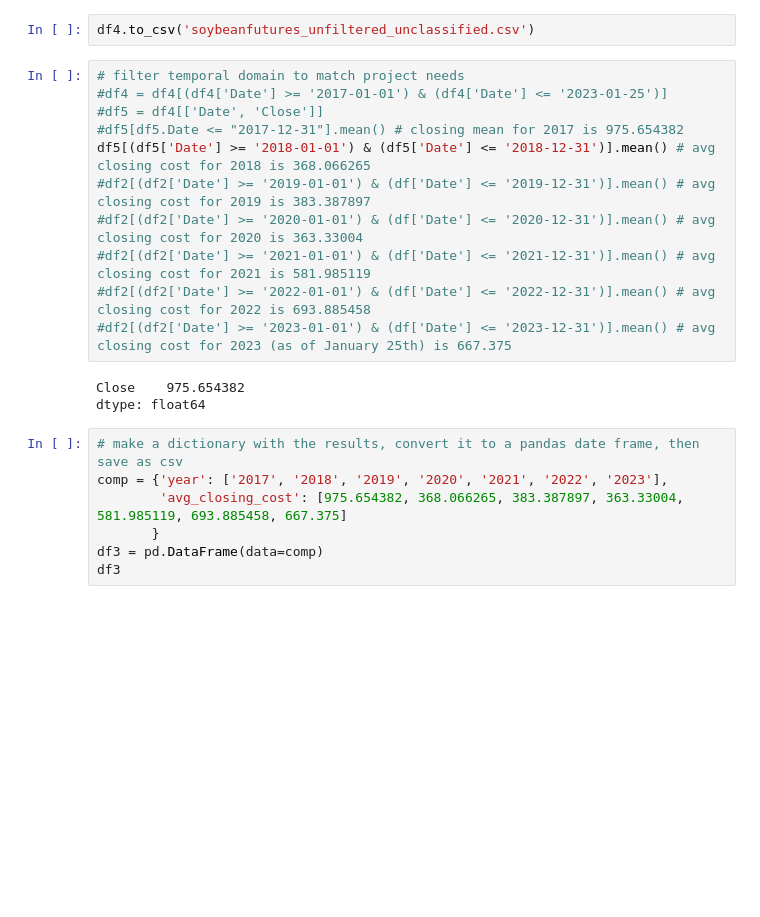
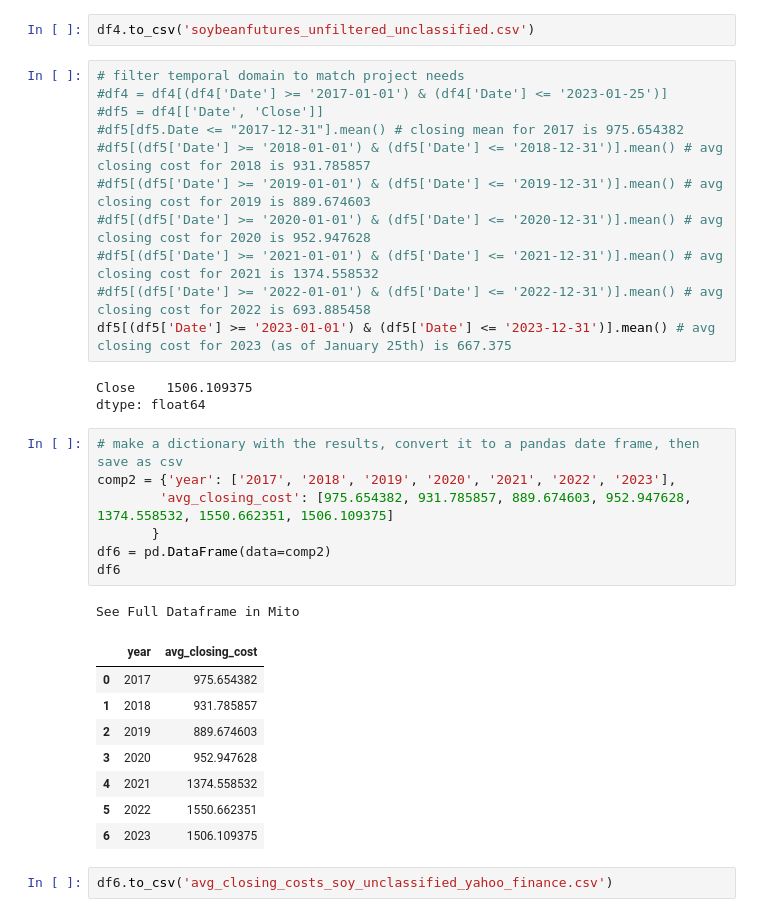
Before and after one commit to nicholas-dougherty/scraping-stuff, a Jupyter notebook: yahoo_finance.ipynb, the cells around one changed output. Saved outputs shown, nothing was run; the diff lists cells and outputs as text; blank space fills up the shorter version.

```diff
--- a/yahoo_finance-Copy1.ipynb
+++ b/yahoo_finance.ipynb
@@ -190,19 +187,31 @@ df4.to_csv('soybeanfutures_unfiltered_unclassified.csv')
 #df4 = df4[(df4['Date'] >= '2017-01-01') & (df4['Date'] <= '2023-01-25')]
 #df5 = df4[['Date', 'Close']]
 #df5[df5.Date <= "2017-12-31"].mean() # closing mean for 2017 is 975.654382
-df5[(df5['Date'] >= '2018-01-01') & (df5['Date'] <= '2018-12-31')].mean() # avg closing cost for 2018 is 368.066265
-#df2[(df2['Date'] >= '2019-01-01') & (df['Date'] <= '2019-12-31')].mean() # avg closing cost for 2019 is 383.387897
-#df2[(df2['Date'] >= '2020-01-01') & (df['Date'] <= '2020-12-31')].mean() # avg closing cost for 2020 is 363.33004
-#df2[(df2['Date'] >= '2021-01-01') & (df['Date'] <= '2021-12-31')].mean() # avg closing cost for 2021 is 581.985119
-#df2[(df2['Date'] >= '2022-01-01') & (df['Date'] <= '2022-12-31')].mean() # avg closing cost for 2022 is 693.885458
-#df2[(df2['Date'] >= '2023-01-01') & (df['Date'] <= '2023-12-31')].mean() # avg closing cost for 2023 (as of January 25th) is 667.375
+#df5[(df5['Date'] >= '2018-01-01') & (df5['Date'] <= '2018-12-31')].mean() # avg closing cost for 2018 is 931.785857
+#df5[(df5['Date'] >= '2019-01-01') & (df5['Date'] <= '2019-12-31')].mean() # avg closing cost for 2019 is 889.674603
+#df5[(df5['Date'] >= '2020-01-01') & (df5['Date'] <= '2020-12-31')].mean() # avg closing cost for 2020 is 952.947628
+#df5[(df5['Date'] >= '2021-01-01') & (df5['Date'] <= '2021-12-31')].mean() # avg closing cost for 2021 is 1374.558532
+#df5[(df5['Date'] >= '2022-01-01') & (df5['Date'] <= '2022-12-31')].mean() # avg closing cost for 2022 is 693.885458
+df5[(df5['Date'] >= '2023-01-01') & (df5['Date'] <= '2023-12-31')].mean() # avg closing cost for 2023 (as of January 25th) is 667.375
 # %% [output]
-Close    975.654382
+Close    1506.109375
 dtype: float64
 # %%
 # make a dictionary with the results, convert it to a pandas date frame, then save as csv
-comp = {'year': ['2017', '2018', '2019', '2020', '2021', '2022', '2023'],
-        'avg_closing_cost': [975.654382, 368.066265, 383.387897, 363.33004, 581.985119, 693.885458, 667.375]
+comp2 = {'year': ['2017', '2018', '2019', '2020', '2021', '2022', '2023'],
+        'avg_closing_cost': [975.654382, 931.785857, 889.674603, 952.947628, 1374.558532, 1550.662351, 1506.109375]
        }
-df3 = pd.DataFrame(data=comp)
-df3
+df6 = pd.DataFrame(data=comp2)
+df6
+# %% [output]
+See Full Dataframe in Mito
+|  | year | avg_closing_cost |
+| 0 | 2017 | 975.654382 |
+| 1 | 2018 | 931.785857 |
+| 2 | 2019 | 889.674603 |
+| 3 | 2020 | 952.947628 |
+| 4 | 2021 | 1374.558532 |
+| 5 | 2022 | 1550.662351 |
+| 6 | 2023 | 1506.109375 |
+# %%
+df6.to_csv('avg_closing_costs_soy_unclassified_yahoo_finance.csv')
```
Also changed, not shown: parts of 9 cells of this notebook, 2 other files.
